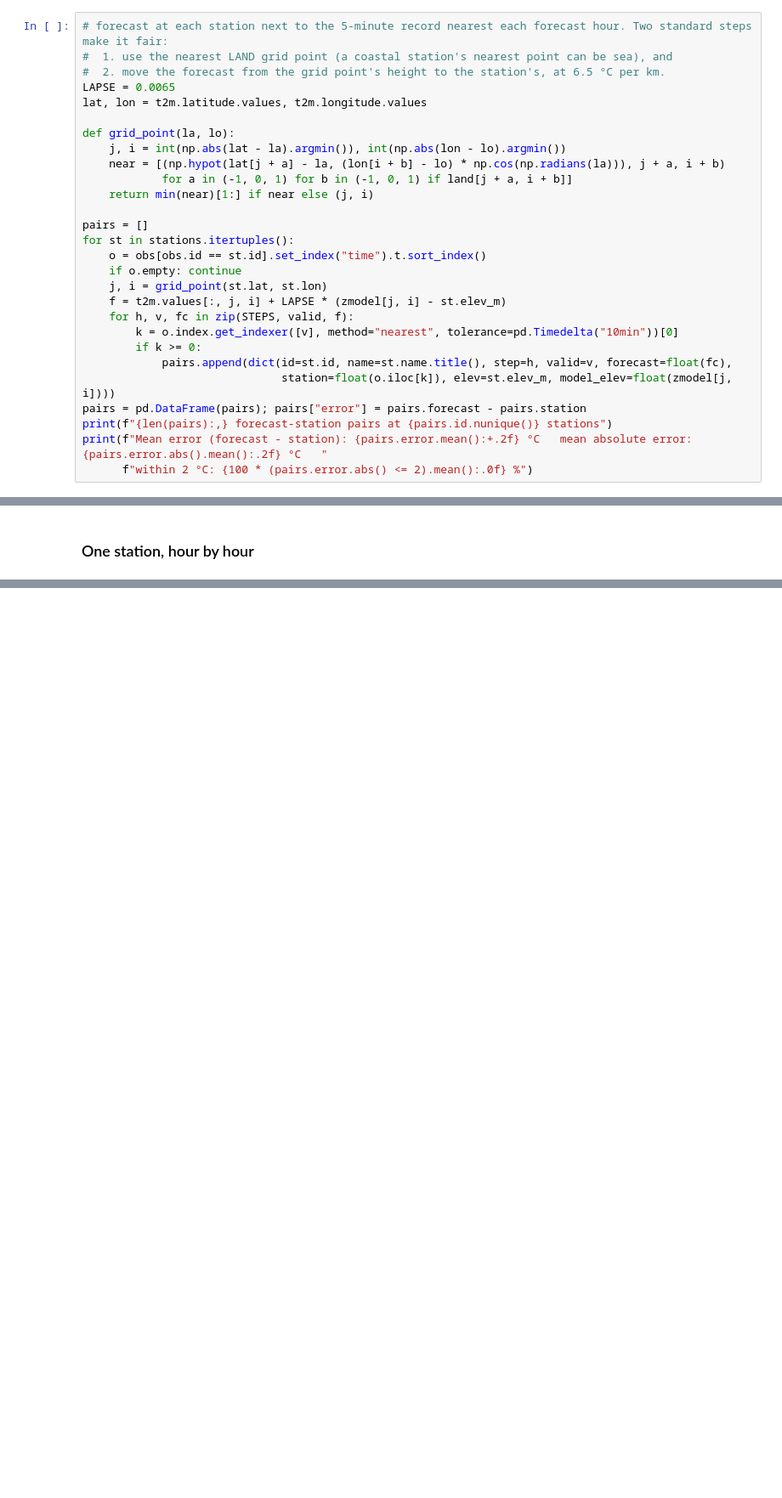
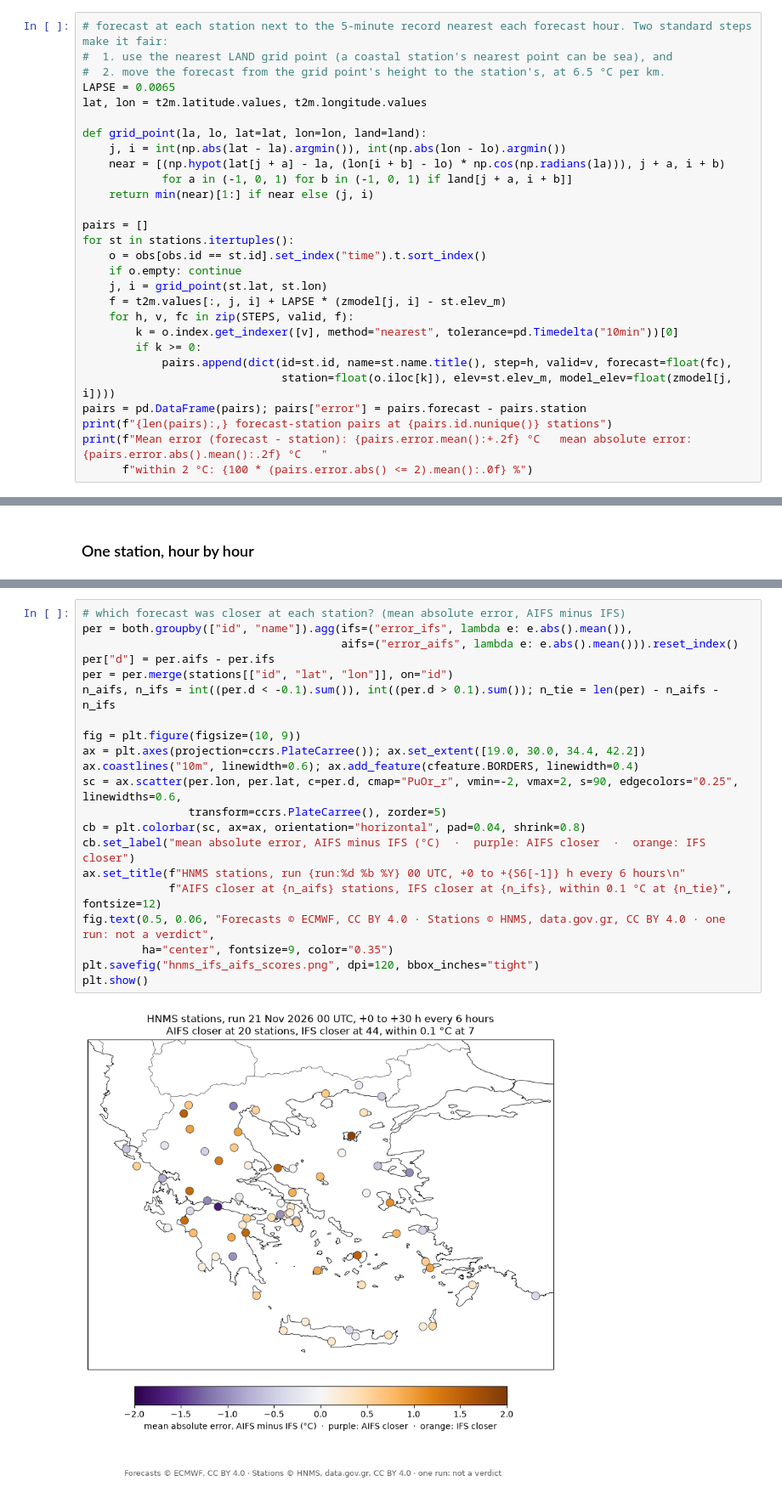
Before and after one commit to piddy376/visits-weather-notebooks, a Jupyter notebook: greece/hnms_vs_ifs.ipynb, the cells around one changed output, grey strips where cells are left out. Shown at 85% size. Cells and saved outputs as stored; diff of their text form; blank space fills up the shorter version.

```diff
--- a/greece/hnms_vs_ifs.ipynb
+++ b/greece/hnms_vs_ifs.ipynb
@@ -144,7 +144,7 @@ IFS 9 km, run 21 Nov 2026 00 UTC, steps 0-30 h (21 Nov 00 to 22 Nov 06 UTC)
 LAPSE = 0.0065
 lat, lon = t2m.latitude.values, t2m.longitude.values
 
-def grid_point(la, lo):
+def grid_point(la, lo, lat=lat, lon=lon, land=land):
     j, i = int(np.abs(lat - la).argmin()), int(np.abs(lon - lo).argmin())
     near = [(np.hypot(lat[j + a] - la, (lon[i + b] - lo) * np.cos(np.radians(la))), j + a, i + b)
             for a in (-1, 0, 1) for b in (-1, 0, 1) if land[j + a, i + b]]
@@ -243 +303,24 @@ plt.show()
+# %%
+# which forecast was closer at each station? (mean absolute error, AIFS minus IFS)
+per = both.groupby(["id", "name"]).agg(ifs=("error_ifs", lambda e: e.abs().mean()),
+                                       aifs=("error_aifs", lambda e: e.abs().mean())).reset_index()
+per["d"] = per.aifs - per.ifs
+per = per.merge(stations[["id", "lat", "lon"]], on="id")
+n_aifs, n_ifs = int((per.d < -0.1).sum()), int((per.d > 0.1).sum()); n_tie = len(per) - n_aifs - n_ifs
+
+fig = plt.figure(figsize=(10, 9))
+ax = plt.axes(projection=ccrs.PlateCarree()); ax.set_extent([19.0, 30.0, 34.4, 42.2])
+ax.coastlines("10m", linewidth=0.6); ax.add_feature(cfeature.BORDERS, linewidth=0.4)
+sc = ax.scatter(per.lon, per.lat, c=per.d, cmap="PuOr_r", vmin=-2, vmax=2, s=90, edgecolors="0.25", linewidths=0.6,
+                transform=ccrs.PlateCarree(), zorder=5)
+cb = plt.colorbar(sc, ax=ax, orientation="horizontal", pad=0.04, shrink=0.8)
+cb.set_label("mean absolute error, AIFS minus IFS (°C)  ·  purple: AIFS closer  ·  orange: IFS closer")
+ax.set_title(f"HNMS stations, run {run:%d %b %Y} 00 UTC, +0 to +{S6[-1]} h every 6 hours\n"
+             f"AIFS closer at {n_aifs} stations, IFS closer at {n_ifs}, within 0.1 °C at {n_tie}", fontsize=12)
+fig.text(0.5, 0.06, "Forecasts © ECMWF, CC BY 4.0 · Stations © HNMS, data.gov.gr, CC BY 4.0 · one run: not a verdict",
+         ha="center", fontsize=9, color="0.35")
+plt.savefig("hnms_ifs_aifs_scores.png", dpi=120, bbox_inches="tight")
+plt.show()
+# %% [output]
+[figure, added]
 # %% [markdown]
```
Also changed, not shown: parts of 4 cells of this notebook, 4 other files.
